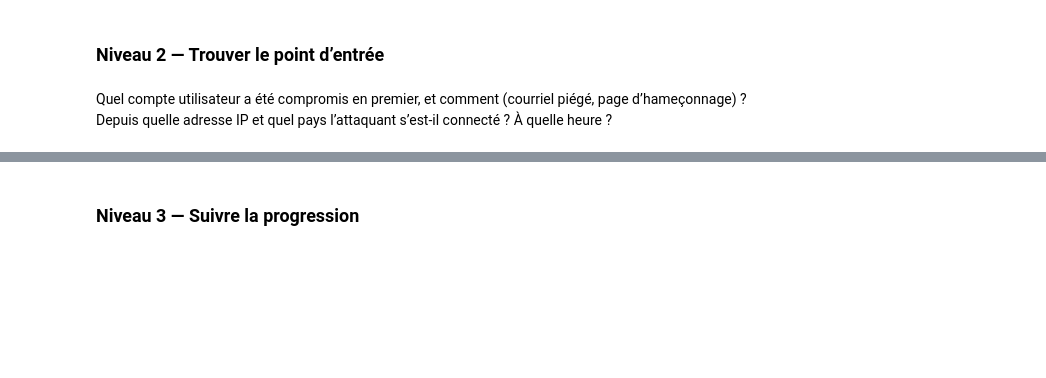
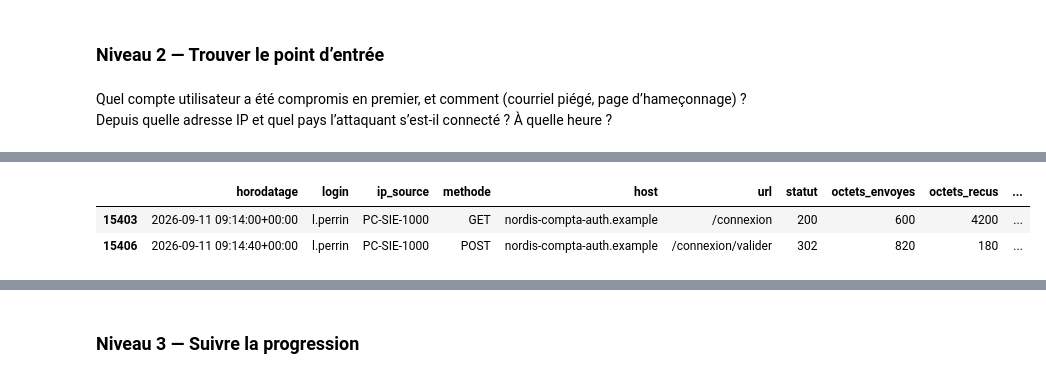
Before and after one commit to AaronRandrianarisona/projet_analyse_incident_securite, a Jupyter notebook: analyse_securite.ipynb, the cells around one changed output, grey strips where cells are left out. Cells and saved outputs as stored; diff of their text form; code cells hidden in the pictures; blank space fills up the shorter version.

```diff
--- a/analyse_securite.ipynb
+++ b/analyse_securite.ipynb
@@ -305,0 +376,8 @@ Depuis quelle adresse IP et quel pays l’attaquant s’est-il connecté ? À qu
+# %%
+# Verification du trafic web
+masque_proxy_incident_origin = (data["proxy"]["horodatage"].dt.date == date_incident_origin.date()) & (data["proxy"]["login"] == victime_incident_origin)
+data["proxy"][masque_proxy_incident_origin]
+# %% [output]
+|  | horodatage | login | ip_source | methode | host | url | statut | octets_envoyes | octets_recus | ... |
+| 15403 | 2026-09-11 09:14:00+00:00 | l.perrin | PC-SIE-1000 | GET | nordis-compta-auth.example | /connexion | 200 | 600 | 4200 | ... |
+| 15406 | 2026-09-11 09:14:40+00:00 | l.perrin | PC-SIE-1000 | POST | nordis-compta-auth.example | /connexion/valider | 302 | 820 | 180 | ... |
```
Also changed, not shown: parts of 14 cells of this notebook.
